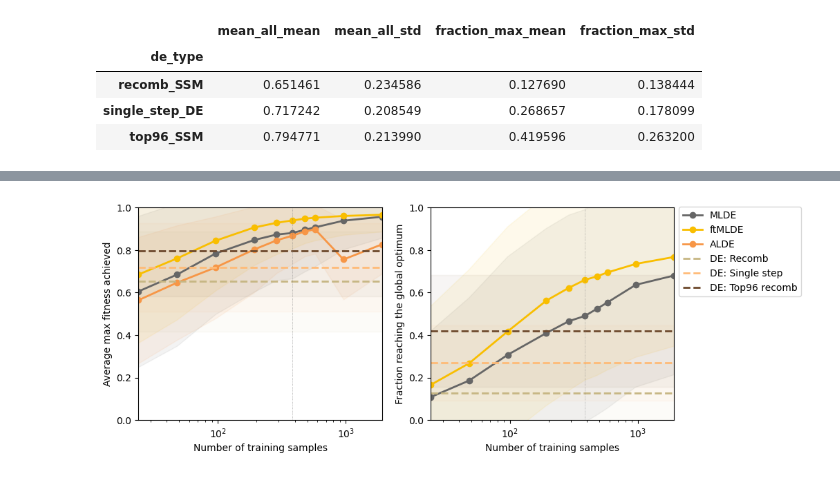
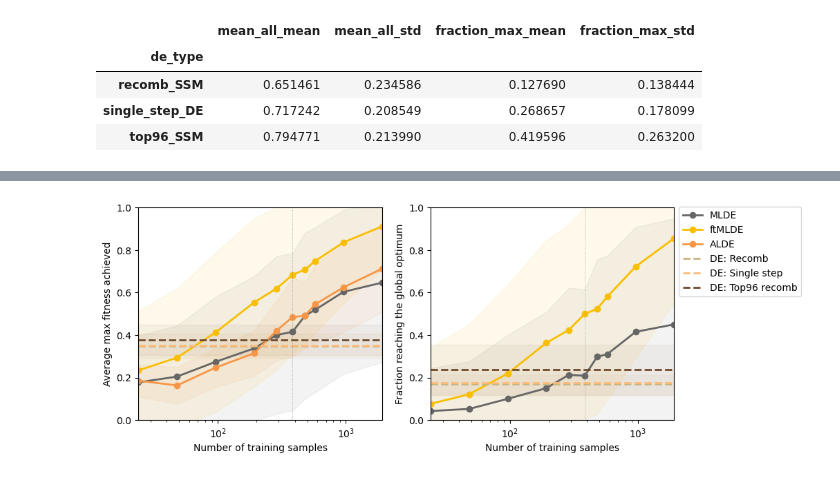
Before and after one commit to fhalab/SSMuLA, a Jupyter notebook: sandbox/fig_cleanup/fig2a.ipynb, the cells around one changed output, grey strips where cells are left out. Drawn from its saved outputs; the diff is of its cells as text; code cells hidden in the pictures.

```diff
--- a/sandbox/fig_cleanup/fig2a.ipynb
+++ b/sandbox/fig_cleanup/fig2a.ipynb
@@ -91,12 +92,37 @@ de_avg
 # %%
 avg_mlde_df_dict["Average ftMLDE"] = pd.DataFrame(np.mean(np.stack(list(avg_mlde_df_dict.values())[1:]),axis=0), columns = avg_mlde_df_dict["MLDE"].columns, index= N_SAMPLE_LIST)
 # %%
-alde_df = pd.DataFrame(columns=["n_sample", "top_maxes_mean", "top_maxes_std", "if_truemaxs_mean", "if_truemaxs_std"])
+alde_df = pd.DataFrame(
+    columns=[
+        "n_sample",
+        "top_maxes_mean",
+        "top_maxes_std",
+        "if_truemaxs_mean",
+        "if_truemaxs_std",
+    ]
+)
 
 for n in N_SAMPLE_LIST:
-    a_df = pd.read_csv(f"/disk2/fli/alde4ssmula/results/all_{str(n)}+96/all_results.csv")
+    a_df = pd.read_csv(
+        f"/disk2/fli/alde4ssmula/results/all_{str(n)}+96/all_results.csv"
+    )
     # DNN Ensemble
     # Boosting Ensemble
-    slice_df = a_df[(a_df["Encoding"]=="onehot") & (a_df["Acquisition"] == "GREEDY") & (a_df["Model"] == "Boosting Ensemble") & (a_df["Timestep"] == a_df["Timestep"].max()) & (a_df["Protein"].isin(active_lib_list))]
-    print(slice_df)
-    alde_df = alde_df._append({"n_sample": n, "top_maxes_mean": slice_df["Mean"].mean(), "top_maxes_std": slice_df["Mean"].std(), "if_truemaxs_mean": np.nan, "if_truemaxs_std": np.nan}, ignore_index=True)
+    slice_df = a_df[
+        (a_df["Encoding"] == "onehot")
+        & (a_df["Acquisition"] == "GREEDY")
+        & (a_df["Model"] == "Boosting Ensemble")
+        & (a_df["Timestep"] == a_df["Timestep"].max())
+        & (a_df["Protein"].isin(active_lib_list))
+    ]
+    # print(slice_df)
+    alde_df = alde_df._append(
+        {
+            "n_sample": n,
+            "top_maxes_mean": slice_df["Mean"].mean(),
+            "top_maxes_std": slice_df["Mean"].std(),
+            "if_truemaxs_mean": slice_df["Frac"].mean(),
+            "if_truemaxs_std": slice_df["Frac"].std(),
+        },
+        ignore_index=True,
+    )
@@ -150,7 +528,7 @@ for ax, mlde_metric, de_metric, y_label in zip(
 ):
 
     for i, (mlde_opts) in enumerate(["MLDE", "Average ftMLDE", "ALDE"]):
-        mlde_df = avg_mlde_df_dict[mlde_opts]
+        mlde_df = avg_mlde_nonactive_df_dict[mlde_opts]
         # if i == 0:
         #     label_app = "Vanilla "
         # else:
@@ -178,7 +556,7 @@ for ax, mlde_metric, de_metric, y_label in zip(
 
     for de in DE_TYPES:
         ax.axhline(
-            de_avg.loc[de, f"{de_metric}_mean"],
+            de_non_active_avg.loc[de, f"{de_metric}_mean"],
             label=f"DE: {DE_LEGEND_MAP[de]}",
             color=DE_COLORS[de],
             linestyle="dashed",
@@ -186,33 +564,33 @@ for ax, mlde_metric, de_metric, y_label in zip(
         )
         ax.fill_between(
             N_SAMPLE_LIST,
-            de_avg.loc[de, f"{de_metric}_mean"] - de_avg.loc[de, f"{de_metric}_std"],
-            de_avg.loc[de, f"{de_metric}_mean"] + de_avg.loc[de, f"{de_metric}_std"],
+            de_non_active_avg.loc[de, f"{de_metric}_mean"] - de_non_active_avg.loc[de, f"{de_metric}_std"],
+            de_non_active_avg.loc[de, f"{de_metric}_mean"] + de_non_active_avg.loc[de, f"{de_metric}_std"],
             color=DE_COLORS[de],
             alpha=0.05,
         )
 
     # add vline
     ax.axvline(
         n_corr,
         color="gray",
         linewidth=0.5,
         linestyle="dotted"
     )
 
     ax.set_xlim(N_SAMPLE_LIST[0], N_SAMPLE_LIST[-1])
     ax.set_ylim(0, 1.0)
 
     ax.set_xscale("log")
     ax.set_xlabel("Number of training samples")
     ax.set_ylabel(y_label)
 
 
     if ax == axes[1]:
         ax.legend(loc="upper left", bbox_to_anchor=(1, 1.025))
 
 # fig.suptitle(
 #     "(ft)MLDE vs DE Performance Across 10 Landscapes", fontsize=12, fontweight="bold", y=0.95
 # )
 # %% [output]
-[figure, old version]
+[figure, new version]
```
Also changed, not shown: parts of 14 cells of this notebook, 3 other files.
